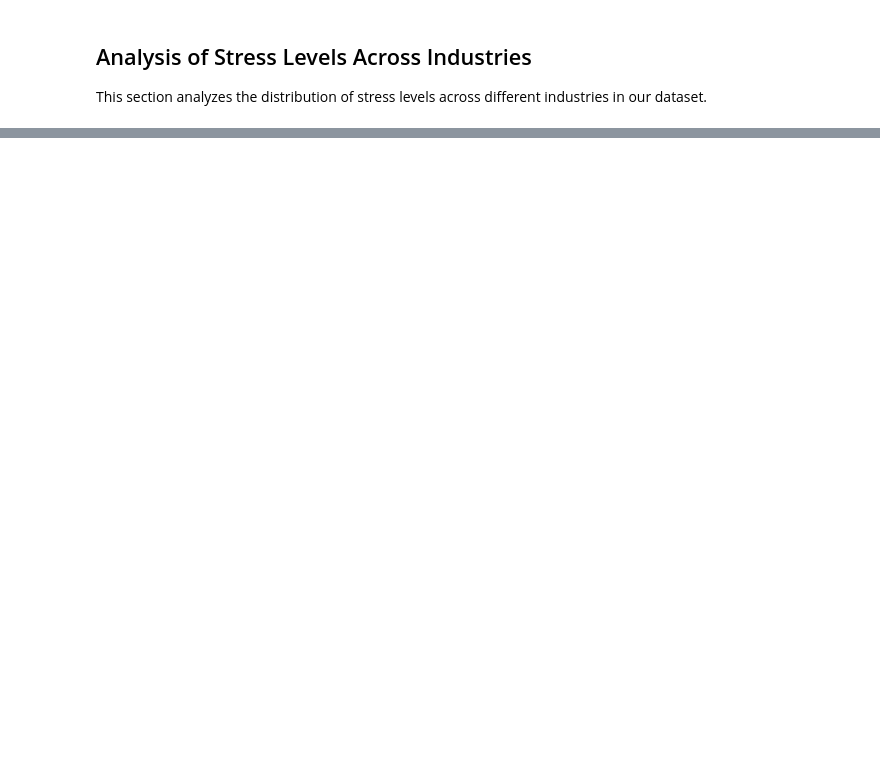
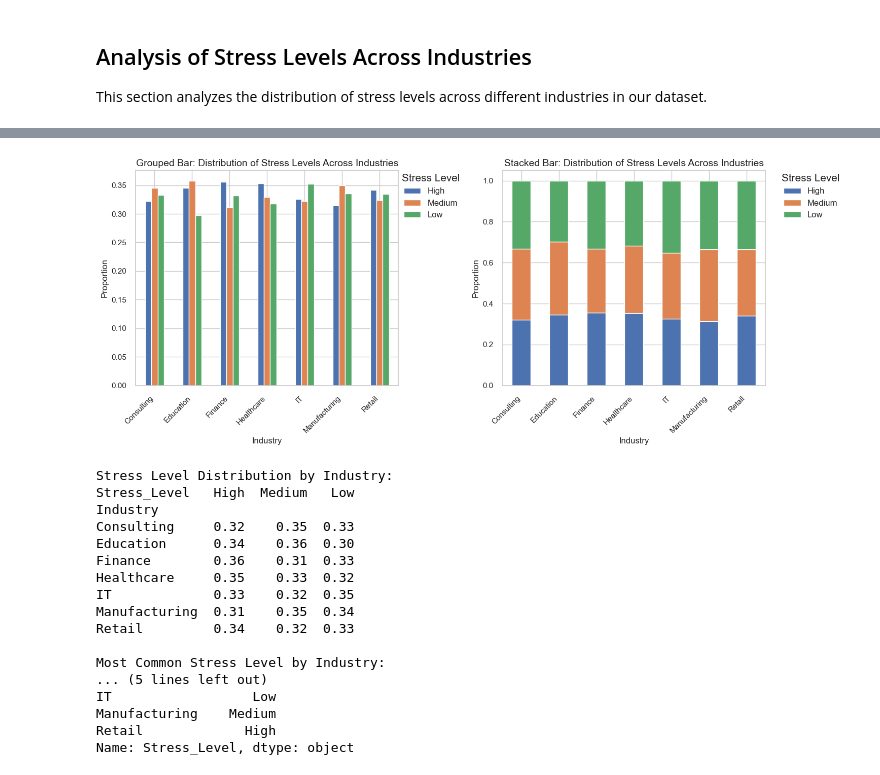
Before and after one commit to ryantpham/RW_MentalHealthEDA, a Jupyter notebook: RemoteWork_MentalHealth_Analysis.ipynb, the cells around one changed output, grey strips where cells are left out. Cells and saved outputs as stored; diff of their text form; code cells hidden in the pictures; blank space fills up the shorter version.

Commit message:
Summarized key findings for stress levels among different industries

```diff
--- a/RemoteWork_MentalHealth_Analysis.ipynb
+++ b/RemoteWork_MentalHealth_Analysis.ipynb
@@ -216,0 +138,56 @@ p-value: 0.5429
+# %%
+# Ensure 'Stress_Level' is categorized in the desired order
+df['Stress_Level'] = pd.Categorical(df['Stress_Level'], categories=['High', 'Medium', 'Low'], ordered=True)
+
+# Calculate the proportions of stress levels for each industry
+stress_by_industry = df.groupby('Industry')['Stress_Level'].value_counts(normalize=True).unstack()
+
+# Set up the plotting area with a more compact size for grouped and stacked plots
+fig, ax = plt.subplots(1, 2, figsize=(15, 6))
+
+# Create the Grouped Bar Chart (ax[0])
+stress_by_industry[['High', 'Medium', 'Low']].plot(kind='bar', ax=ax[0])  # Explicitly order the bars
+ax[0].set_title('Grouped Bar: Distribution of Stress Levels Across Industries', fontsize=14)
+ax[0].set_xlabel('Industry', fontsize=12)
+ax[0].set_ylabel('Proportion', fontsize=12)
+ax[0].legend(title='Stress Level', title_fontsize='15', fontsize='12', loc='upper left', bbox_to_anchor=(1, 1), borderaxespad=0)
+ax[0].set_xticklabels(ax[0].get_xticklabels(), rotation=45, ha='right')
+
+# Create the Stacked Bar Chart (ax[1])
+stress_by_industry.plot(kind='bar', stacked=True, ax=ax[1])
+ax[1].set_title('Stacked Bar: Distribution of Stress Levels Across Industries', fontsize=14)
+ax[1].set_xlabel('Industry', fontsize=12)
+ax[1].set_ylabel('Proportion', fontsize=12)
+ax[1].legend(title='Stress Level', title_fontsize='15', fontsize='12', loc='upper left', bbox_to_anchor=(1.05, 1), borderaxespad=0)
+ax[1].set_xticklabels(ax[1].get_xticklabels(), rotation=45, ha='right')
+
+# Adjust layout and display both charts
+plt.tight_layout()
+plt.show()
+
+# Print summary statistics
+print("Stress Level Distribution by Industry:")
+print(stress_by_industry[['High', 'Medium', 'Low']].round(2))  # Ordered summary
+
+# Calculate and print the most common stress level for each industry
+print("\nMost Common Stress Level by Industry:")
+print(df.groupby('Industry')['Stress_Level'].agg(lambda x: x.value_counts().index[0]))
+# %% [output]
+[figure, added]
+Stress Level Distribution by Industry:
+Stress_Level   High  Medium   Low
+Industry
+Consulting     0.32    0.35  0.33
+Education      0.34    0.36  0.30
+Finance        0.36    0.31  0.33
+Healthcare     0.35    0.33  0.32
+IT             0.33    0.32  0.35
+Manufacturing  0.31    0.35  0.34
+Retail         0.34    0.32  0.33
+
+Most Common Stress Level by Industry:
+... (5 lines left out)
+IT                  Low
+Manufacturing    Medium
+Retail             High
+Name: Stress_Level, dtype: object
```
Also changed, not shown: parts of 4 cells of this notebook.
